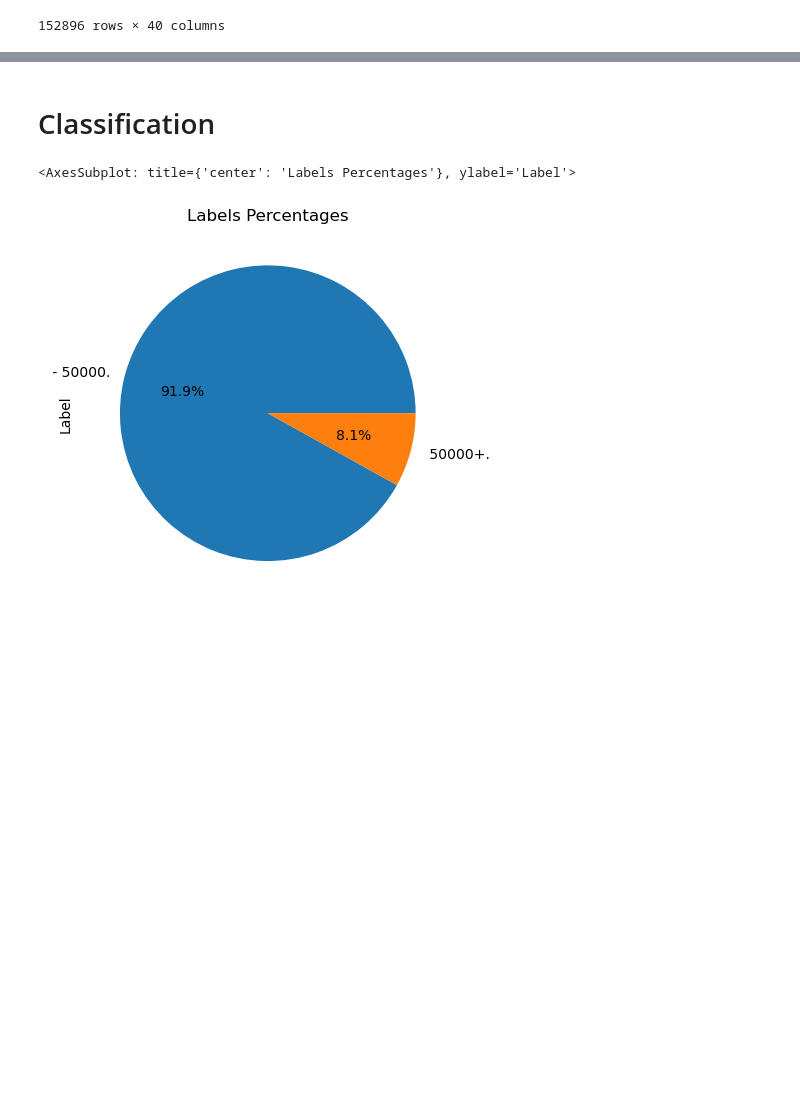
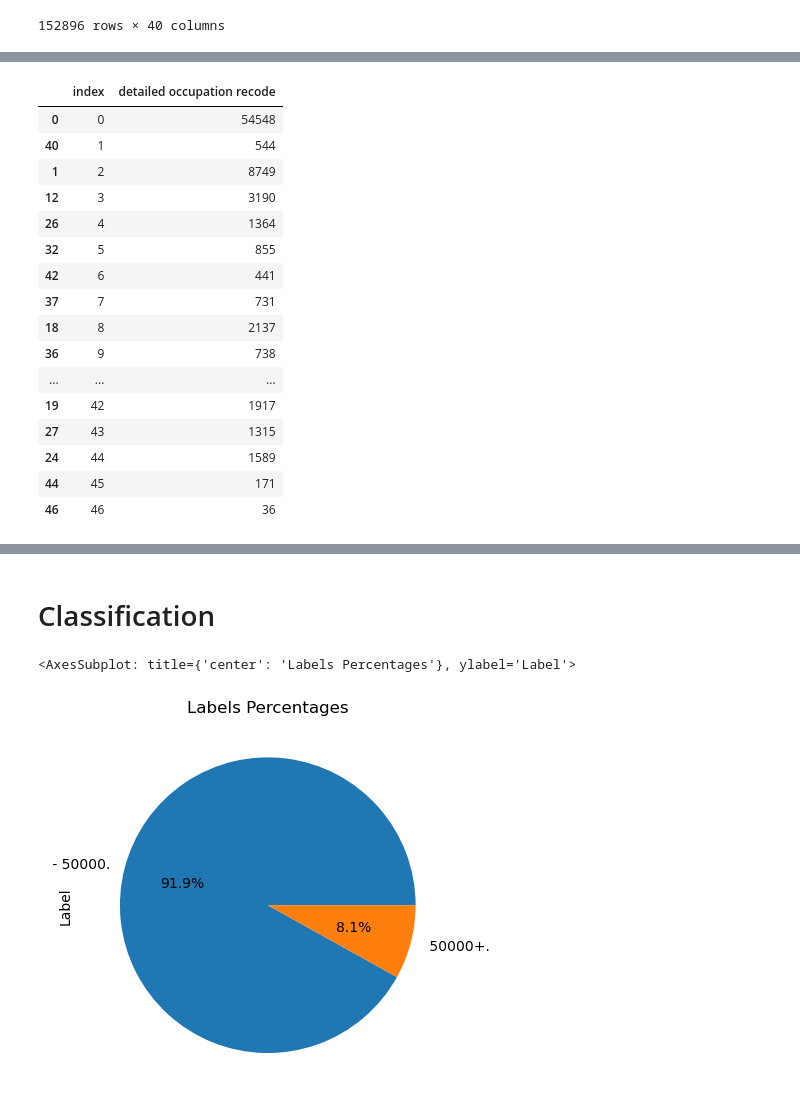
Before and after one commit to kleokog/Mycodes, a Jupyter notebook: main_script.ipynb, the cells around one changed output, grey strips where cells are left out. Saved outputs shown, nothing was run; the diff lists cells and outputs as text; code cells hidden in the pictures; blank space fills up the shorter version.

```diff
--- a/main_script.ipynb
+++ b/main_script.ipynb
@@ -138,0 +146,20 @@ X_data
+# %%
+X_data['detailed occupation recode'].value_counts().reset_index().sort_values('index')
+# %% [output]
+|  | index | detailed occupation recode |
+| 0 | 0 | 54548 |
+| 40 | 1 | 544 |
+| 1 | 2 | 8749 |
+| 12 | 3 | 3190 |
+| 26 | 4 | 1364 |
+| 32 | 5 | 855 |
+| 42 | 6 | 441 |
+| 37 | 7 | 731 |
+| 18 | 8 | 2137 |
+| 36 | 9 | 738 |
+| ... | ... | ... |
+| 19 | 42 | 1917 |
+| 27 | 43 | 1315 |
+| 24 | 44 | 1589 |
+| 44 | 45 | 171 |
+| 46 | 46 | 36 |
```
Also changed, not shown: parts of 31 cells of this notebook.
